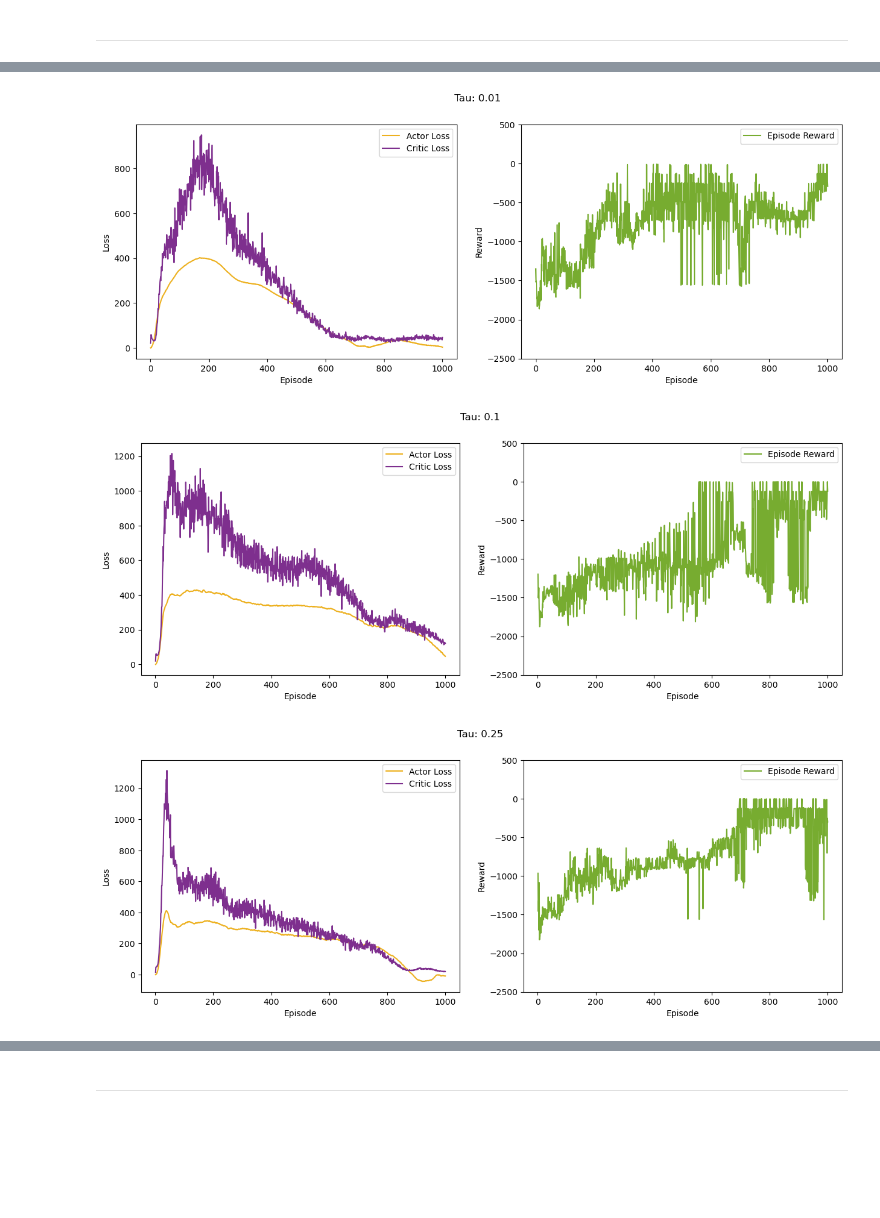
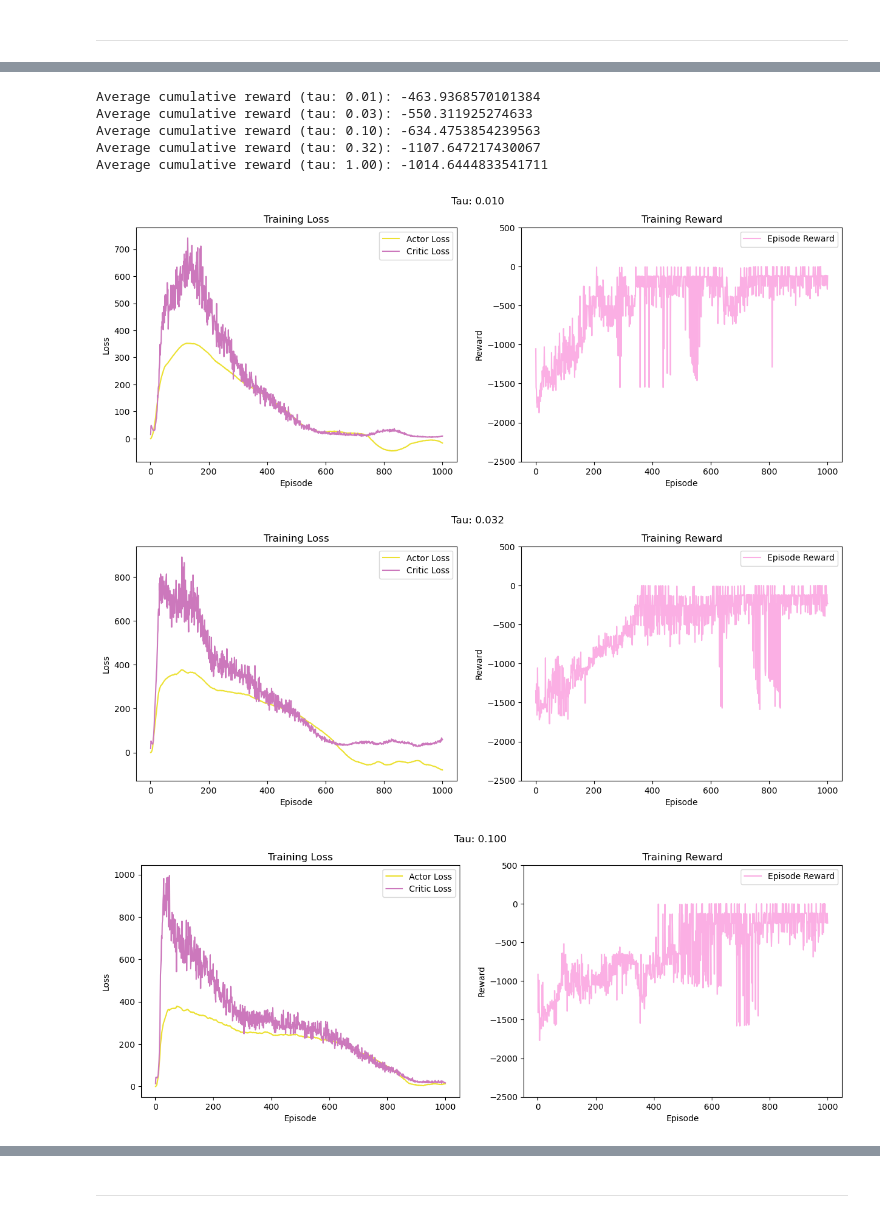
Before and after one commit to aristo6253/ANN-RL-DDPG, a Jupyter notebook: DDPG.ipynb, the cells around one changed output, grey strips where cells are left out. Drawn from its saved outputs; the diff is of its cells as text; code cells hidden in the pictures; blank space fills up the shorter version.

```diff
--- a/DDPG.ipynb
+++ b/DDPG.ipynb
@@ -30,8 +30,8 @@ import seaborn as sns
 from copy import deepcopy
 
 
-collect_data_q4 = False
-collect_data_q5 = False # Don't change this back to True, the results are good
+collect_data_q4 = True
+collect_data_q5 = True # Don't change this back to True, the results are good
 collect_data_q6 = False # Don't change this back to True, the results are good, maybe
 collect_data_q7 = False
 # %% [markdown]
@@ -411,8 +397,8 @@ if collect_data_q4:
     # Define the angular positions, action, and velocity pairs
     n_pairs = 5
     num_theta = 1000
-    action_values = np.linspace(-2, 2, n_pairs)
-    velocity_values = np.linspace(-5, 5, n_pairs)
+    action_values = np.array([-2, -1, 0, 1, 1])
+    velocity_values = np.array([-5, 2.5, 0, -2.5, 5])
 
     heatmap_data_before = generate_heatmap_data(q_network, action_values, velocity_values, num_theta=num_theta)
     df_before = pd.DataFrame(heatmap_data_before, columns=['q_values'], index=range(1, n_pairs + 1))
@@ -462,4 +448,4 @@ if collect_data_q4:
     df.to_csv('data/ddpg_q4.csv')
 
     plot_heatmap(heatmap_data_before, action_values, velocity_values, num_theta=num_theta, title='Heatmaps before training')
-    plot_heatmap(heatmap_data_after, action_values, velocity_values, num_theta=num_theta, title='Heuristic Agent Heatmaps')
+    plot_heatmap(heatmap_data_after, action_values, velocity_values, num_theta=num_theta, title='Heuristic after Heatmaps')
@@ -662,8 +663,8 @@ if collect_data_q5:
     df_test.to_csv('data/ddpg_q5_test.csv')
 
     # Choose the action and velocity values to generate the heatmap for
-    action_values = np.linspace(-2, 2, 5)
-    velocity_values = np.linspace(-5, 5, 5)
+    action_values = np.array([-2, -1, 0, 1, 1])
+    velocity_values = np.array([-5, 2.5, 0, -2.5, 5])
 
     # Generate the heatmap data
     heatmap_data = generate_heatmap_data(ddpg_agent.critic_network, action_values, velocity_values)
@@ -705,7 +723,7 @@ plt.show()
 # %% [markdown]
 ___
 # %%
-collect_data_q6 = False
+
 if collect_data_q6:
     n_episodes = 1000
     max_timesteps = 200
@@ -748,7 +766,7 @@ if collect_data_q6:
 
                 if len(replay_buffer) > batch_size:
                     batch = replay_buffer.sample(batch_size)
-                    actor_loss, critic_loss = train_actor_critic(ddpg_agent, batch, actor_optimizer, critic_optimizer, gamma, train_networks=True, tau=tau)
+                    actor_loss, critic_loss = train_actor_critic(ddpg_agent, batch, actor_optimizer, critic_optimizer, gamma, train_networks=True)
                     episode_actor_loss += actor_loss
                     episode_critic_loss += critic_loss
 
@@ -792,26 +813,42 @@ if collect_data_q6:
 # %%
 import matplotlib.pyplot as plt
+import numpy as np
+import pandas as pd
+import seaborn as sns
 
-tau_values = [0.01, 0.1, 0.25, 0.5, 1]
+tau_values = np.logspace(-2, 0, 5)
+colors = sns.color_palette('colorblind')
+
 
 for tau in tau_values:
-    df_train = pd.read_csv(
-        f'data/q6/ddpg_q6_train_tau_{tau}.csv', index_col='Episode')
+    df_train = pd.read_csv(f'data/q6/ddpg_q6_train_tau_{tau}.csv', index_col='Episode')
 
     fig, ax = plt.subplots(1, 2, figsize=(15, 5))
-    fig.suptitle(f'Tau: {tau}')
-    ax[0].plot(df_train['Actor Loss'], label='Actor Loss', color="#EDB120")
-    ax[0].plot(df_train['Critic Loss'], label='Critic Loss', color="#7E2F8E")
+    fig.suptitle(f'Tau: {tau:.3f}')
+
+    # Plotting the learning curves
+    sns.lineplot(data=df_train, x=df_train.index, y='Actor Loss', ax=ax[0], label='Actor Loss', color=colors[8])
+    sns.lineplot(data=df_train, x=df_train.index, y='Critic Loss', ax=ax[0], label='Critic Loss', color=colors[4])
+    ax[0].set_title('Training Loss')
     ax[0].set_xlabel('Episode')
     ax[0].set_ylabel('Loss')
     ax[0].legend()
-    ax[1].plot(df_train['Reward'], label='Episode Reward', color="#77AC30")
+
+    sns.lineplot(data=df_train, x=df_train.index, y='Reward', ax=ax[1], label='Episode Reward', color=colors[6])
+    ax[1].set_title('Training Reward')
     ax[1].set_xlabel('Episode')
     ax[1].set_ylabel('Reward')
     ax[1].set_ylim([-2500, 500])
     ax[1].legend()
-    plt.show()
+
+    # plt.show()
+    print(f"Average cumulative reward (tau: {tau:.2f}): {np.mean(df_train['Reward'])}")
 # %% [output]
+Average cumulative reward (tau: 0.01): -463.9368570101384
+Average cumulative reward (tau: 0.03): -550.311925274633
+Average cumulative reward (tau: 0.10): -634.4753854239563
+Average cumulative reward (tau: 0.32): -1107.647217430067
+Average cumulative reward (tau: 1.00): -1014.6444833541711
-[figure, old version]
+[figure, new version]
-[figure, old version]
+[figure, new version]
-[figure, old version]
+[figure, new version]
```
Also changed, not shown: parts of 15 cells of this notebook, 31 other files.
